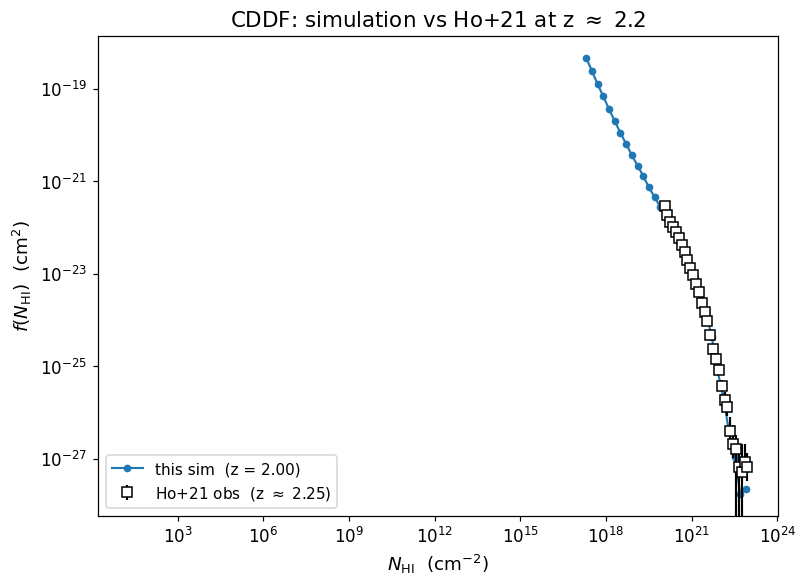
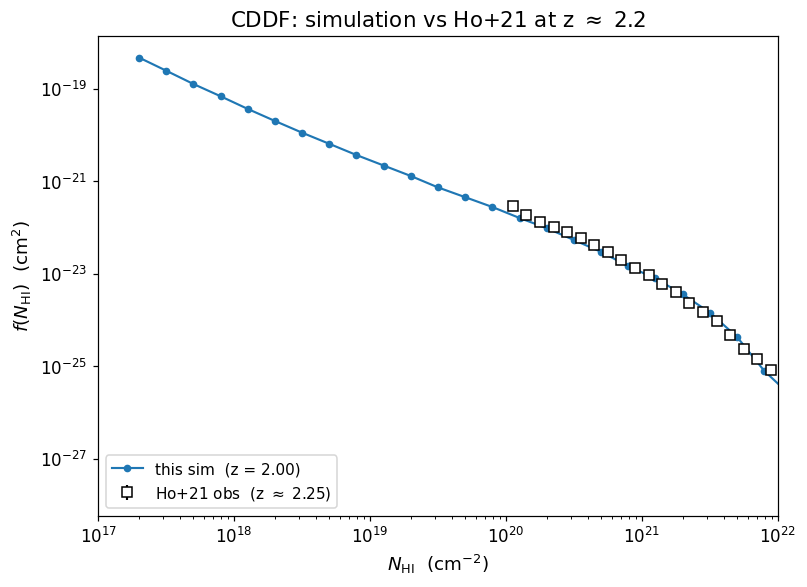
The change to this notebook cell's code, shown as a diff; its figure went from the first image to the second:
--- before
+++ after
@@ -22,4 +22,5 @@
     print('Ho+21 reference file not found at', HO21, '— skipping overlay.')
 
+ax.set_xlim(1e17, 1e22)  # clip to the LLS-DLA range where both curves are defined
 ax.set_xlabel(r'$N_{\rm HI}$  (cm$^{-2}$)')
 ax.set_ylabel(r'$f(N_{\rm HI})$  (cm$^{2}$)')

Commit: Tutorials: clip NB02 Ho+21 CDDF plot to [1e17, 1e22]